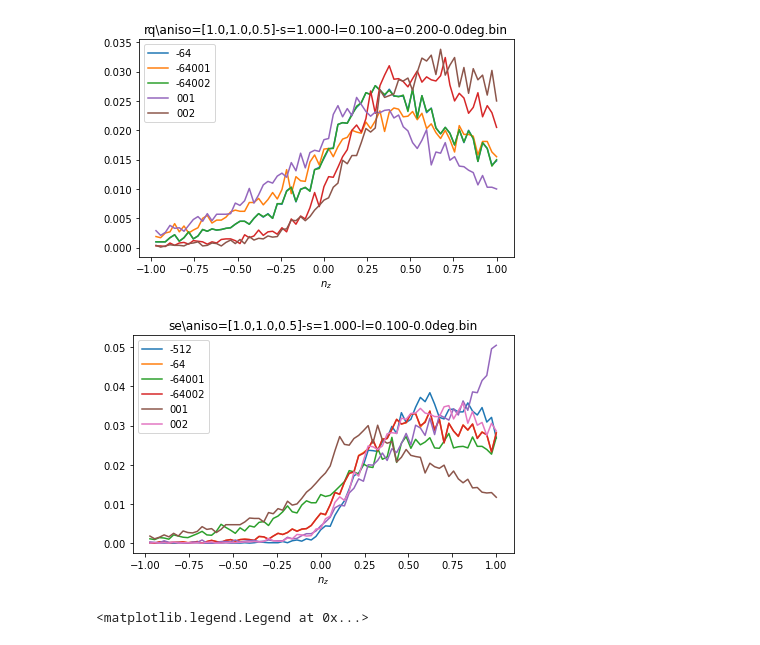
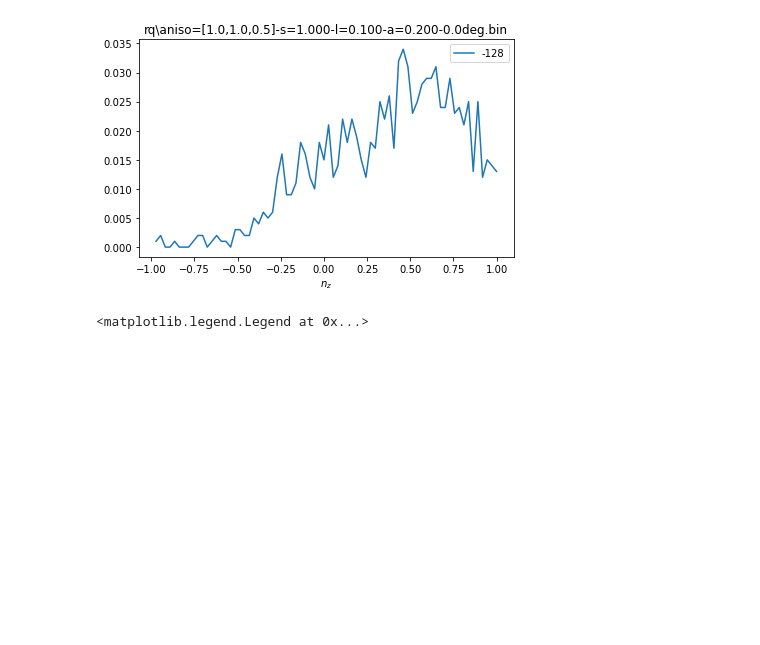
Before and after one commit to daseyb/tungsten, a Jupyter notebook: data/microfacet/ndf.ipynb, the cells around one changed output. Drawn from its saved outputs; the diff is of its cells as text; code cells hidden in the pictures; blank space fills up the shorter version.

```diff
--- a/data/microfacet/ndf.ipynb
+++ b/data/microfacet/ndf.ipynb
@@ -130,36 +130,35 @@ def plot_normal_collection_1D(normals, label, file, beckmann_roughness=0, vmf_ka
     ax.set_xlabel("$n_z$")
     ax.legend()
     #ax.ylabel("$n_y$")
     #ax.set_theta_zero_location("N")
     #ax.set_aspect("equal")
     fig.tight_layout()
 
     dir = os.path.join("plots",os.path.split(file)[0])
     os.makedirs(dir, exist_ok=True)
     fig.savefig(os.path.join(dir, os.path.basename(file)[:-4] + "-1D.png"), dpi=300)
 
 
 def br(L2):
     return np.sqrt(2*L2)
 
 normal_files = dict()
-for file in glob.glob("visible-normals/*/*,0.5*l=0.1*.bin"):
+for file in glob.glob("visible-normals/rq/*,0.5*l=0.1*128.bin"):
     if "old" in file:
         continue
     normals = np.reshape(np.fromfile(file, dtype=np.float32), (3,-1)).T
 
     key = file[:file.find("deg")+3] + ".bin"
     if key not in normal_files:
         normal_files[key] = []
 
     normal_files[key].append((normals, file[file.find("deg")+3:-4]))
     #plot_normal_collection(normals, file[len("visible-normals/"):], file)
 
 for k, v in normal_files.items():
     plot_normal_collection_1D(v, k[len("visible-normals/"):], k)
 # %% [output]
-[figure, old version]
+[figure, new version]
-[figure, removed]
 # %%
 
 
```
Also changed, not shown: 24 other files.
